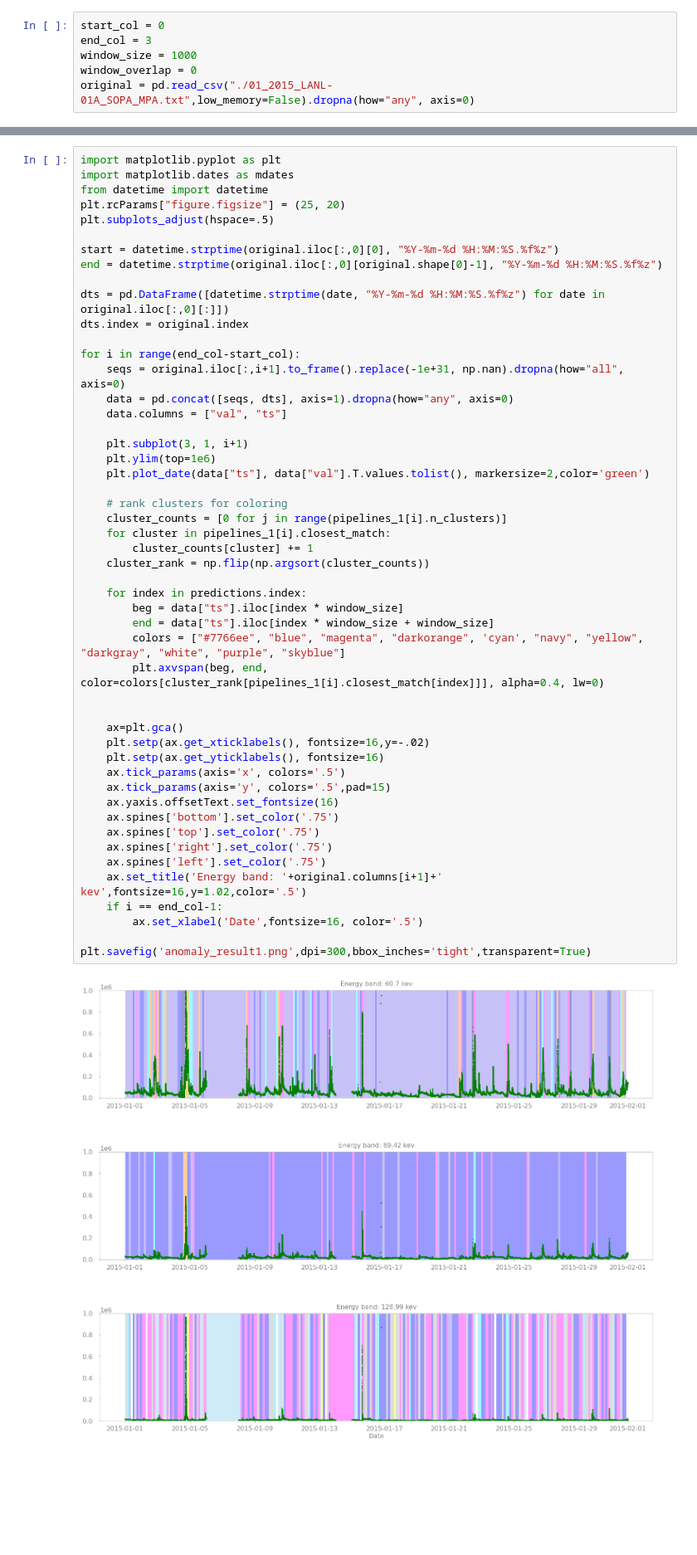
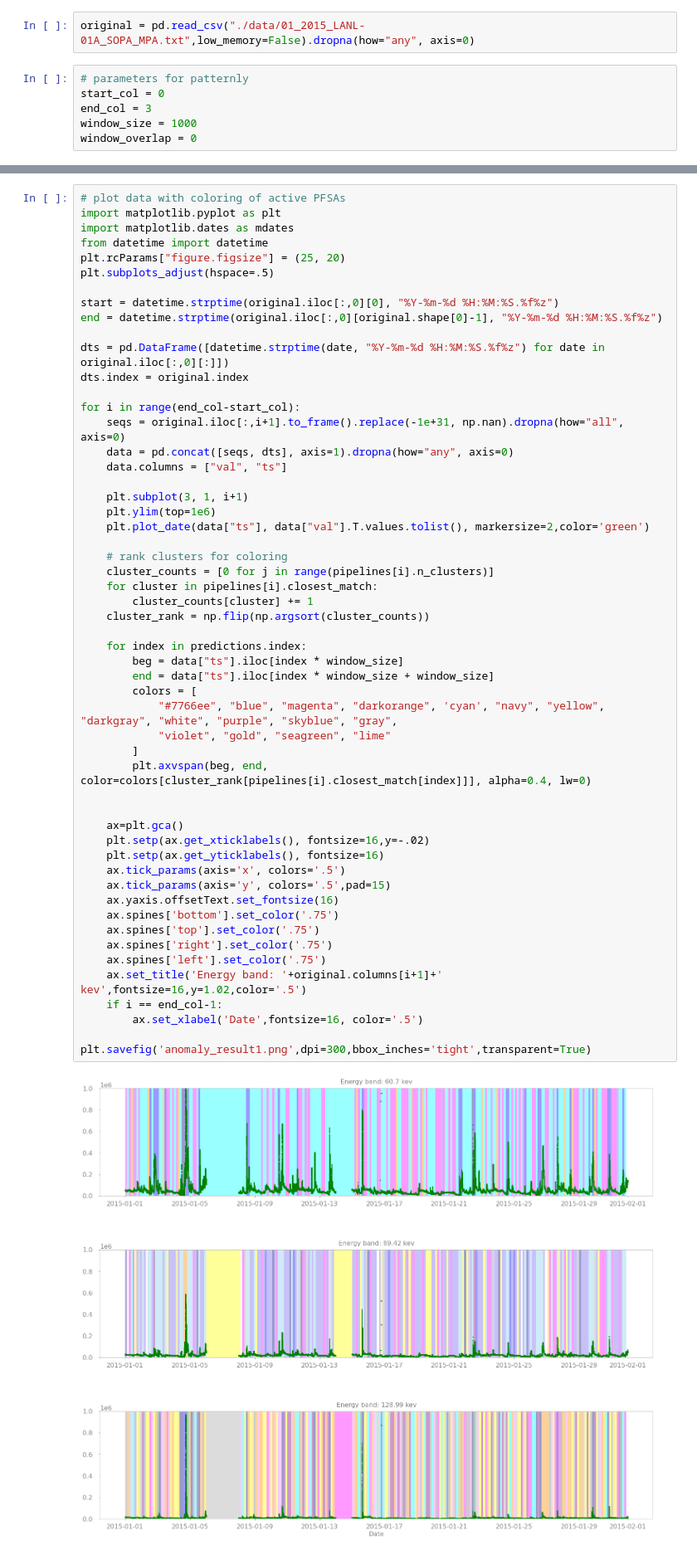
Before and after one commit to zeroknowledgediscovery/patternly, a Jupyter notebook: examples/Satellite_continuous_streaming.ipynb, the cells around one changed output, grey strips where cells are left out. Shown at 83% size. Drawn from its saved outputs; the diff is of its cells as text; blank space fills up the shorter version.

```diff
--- a/examples/Satellite_continuous_streaming.ipynb
+++ b/examples/Satellite_continuous_streaming.ipynb
@@ -4,10 +4,12 @@ import numpy as np
 from patternly.detection import ContinuousStreamingDetection
 from IPython.display import Image, display
 from IPython.core.display import HTML
+# %%
+original = pd.read_csv("./data/01_2015_LANL-01A_SOPA_MPA.txt",low_memory=False).dropna(how="any", axis=0)
 # %%
+# parameters for patternly
 start_col = 0
 end_col = 3
 window_size = 1000
 window_overlap = 0
-original = pd.read_csv("./01_2015_LANL-01A_SOPA_MPA.txt",low_memory=False).dropna(how="any", axis=0)
 # %%
@@ -36,6 +34,7 @@ for i in range(start_col, end_col):
 
 predictions.columns = range(predictions.shape[1])
 # %%
+# plot data with coloring of active PFSAs
 import matplotlib.pyplot as plt
 import matplotlib.dates as mdates
 from datetime import datetime
@@ -55,38 +54,41 @@ for i in range(end_col-start_col):
 
     plt.subplot(3, 1, i+1)
     plt.ylim(top=1e6)
     plt.plot_date(data["ts"], data["val"].T.values.tolist(), markersize=2,color='green')
 
     # rank clusters for coloring
-    cluster_counts = [0 for j in range(pipelines_1[i].n_clusters)]
-    for cluster in pipelines_1[i].closest_match:
+    cluster_counts = [0 for j in range(pipelines[i].n_clusters)]
+    for cluster in pipelines[i].closest_match:
         cluster_counts[cluster] += 1
     cluster_rank = np.flip(np.argsort(cluster_counts))
 
     for index in predictions.index:
         beg = data["ts"].iloc[index * window_size]
         end = data["ts"].iloc[index * window_size + window_size]
-        colors = ["#7766ee", "blue", "magenta", "darkorange", 'cyan', "navy", "yellow", "darkgray", "white", "purple", "skyblue"]
-        plt.axvspan(beg, end, color=colors[cluster_rank[pipelines_1[i].closest_match[index]]], alpha=0.4, lw=0)
+        colors = [
+            "#7766ee", "blue", "magenta", "darkorange", 'cyan', "navy", "yellow", "darkgray", "white", "purple", "skyblue", "gray",
+            "violet", "gold", "seagreen", "lime"
+        ]
+        plt.axvspan(beg, end, color=colors[cluster_rank[pipelines[i].closest_match[index]]], alpha=0.4, lw=0)
 
 
     ax=plt.gca()
     plt.setp(ax.get_xticklabels(), fontsize=16,y=-.02)
     plt.setp(ax.get_yticklabels(), fontsize=16)
     ax.tick_params(axis='x', colors='.5')
     ax.tick_params(axis='y', colors='.5',pad=15)
     ax.yaxis.offsetText.set_fontsize(16)
     ax.spines['bottom'].set_color('.75')
     ax.spines['top'].set_color('.75')
     ax.spines['right'].set_color('.75')
     ax.spines['left'].set_color('.75')
     ax.set_title('Energy band: '+original.columns[i+1]+' kev',fontsize=16,y=1.02,color='.5')
     if i == end_col-1:
         ax.set_xlabel('Date',fontsize=16, color='.5')
 
 plt.savefig('anomaly_result1.png',dpi=300,bbox_inches='tight',transparent=True)
 # %% [output]
-[figure, old version]
+[figure, new version]
 # %%
 import subprocess
 from zedsuite.zutil import Prun, Lsmash
```
Also changed, not shown: parts of 4 cells of this notebook, 4 other files.
